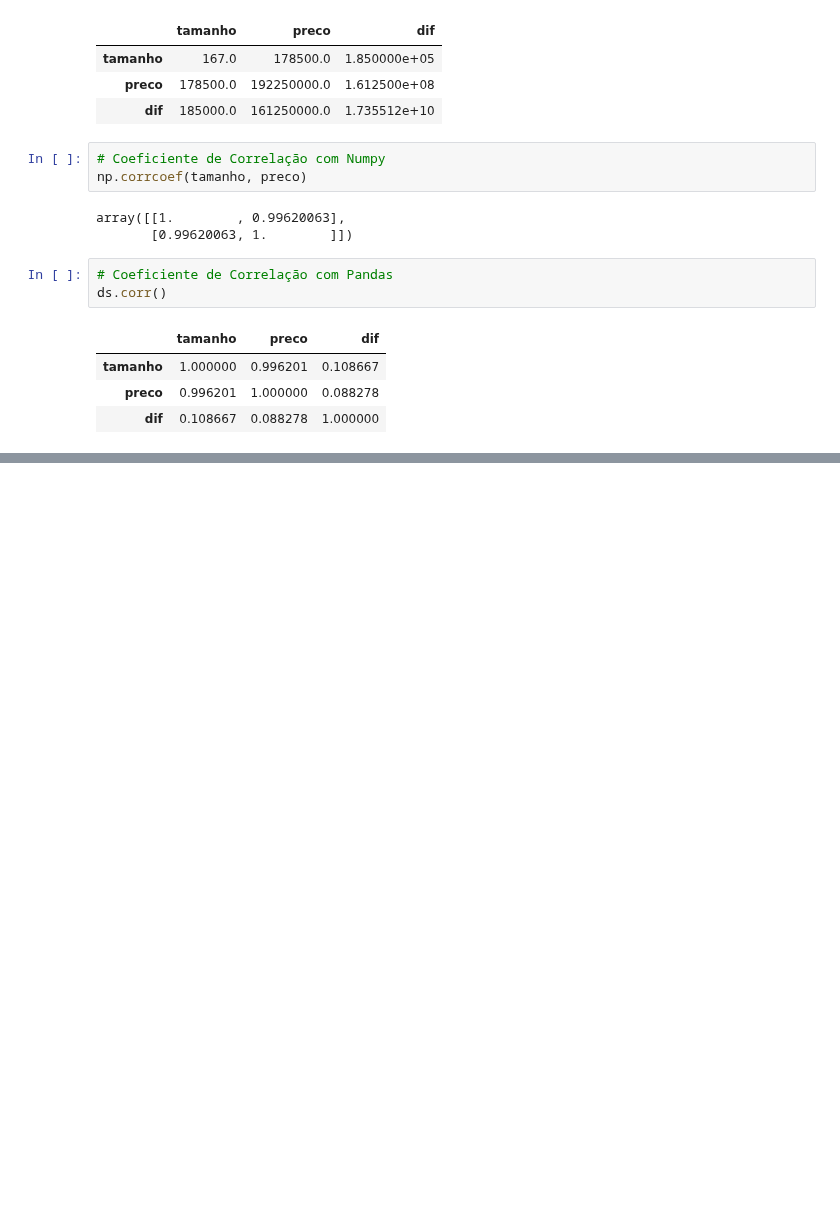
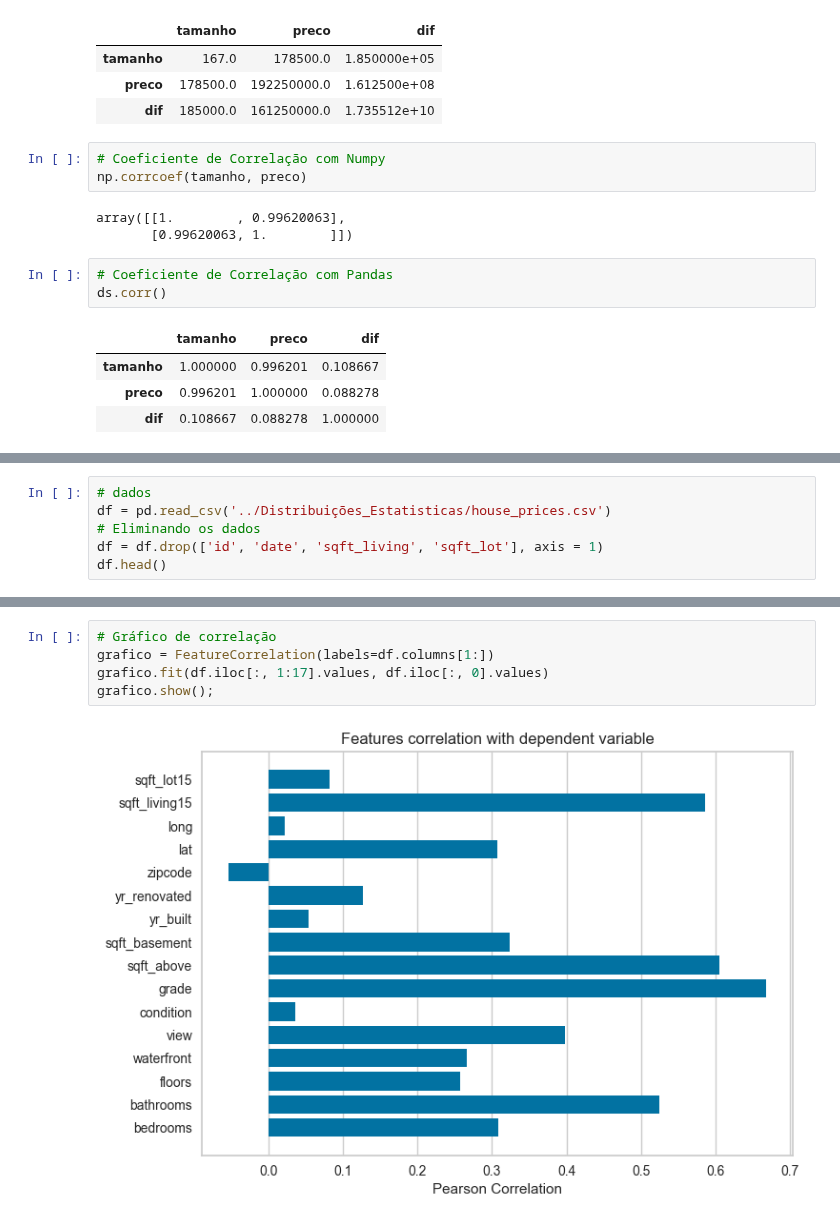
Before and after one commit to Joao-Inacio/Statistics_for-Data_Science, a Jupyter notebook: Correlacao_e_Regressao/Correlacao_e_Regrassao.ipynb, the cells around one changed output, grey strips where cells are left out. Saved outputs shown, nothing was run; the diff lists cells and outputs as text; blank space fills up the shorter version.

Commit message:
Correlação entre variáveis com Yellowbrick

```diff
--- a/Correlacao_e_Regressao/Correlacao_e_Regrassao.ipynb
+++ b/Correlacao_e_Regressao/Correlacao_e_Regrassao.ipynb
@@ -111,0 +122,6 @@ ds.corr()
+# %%
+# dados
+df = pd.read_csv('../Distribuições_Estatisticas/house_prices.csv')
+# Eliminando os dados
+df = df.drop(['id', 'date', 'sqft_living', 'sqft_lot'], axis = 1)
+df.head()
@@ -111,0 +143,7 @@ ds.corr()
+# %%
+# Gráfico de correlação
+grafico = FeatureCorrelation(labels=df.columns[1:])
+grafico.fit(df.iloc[:, 1:17].values, df.iloc[:, 0].values)
+grafico.show();
+# %% [output]
+[figure, added]
```
Also changed, not shown: parts of 6 cells of this notebook.
